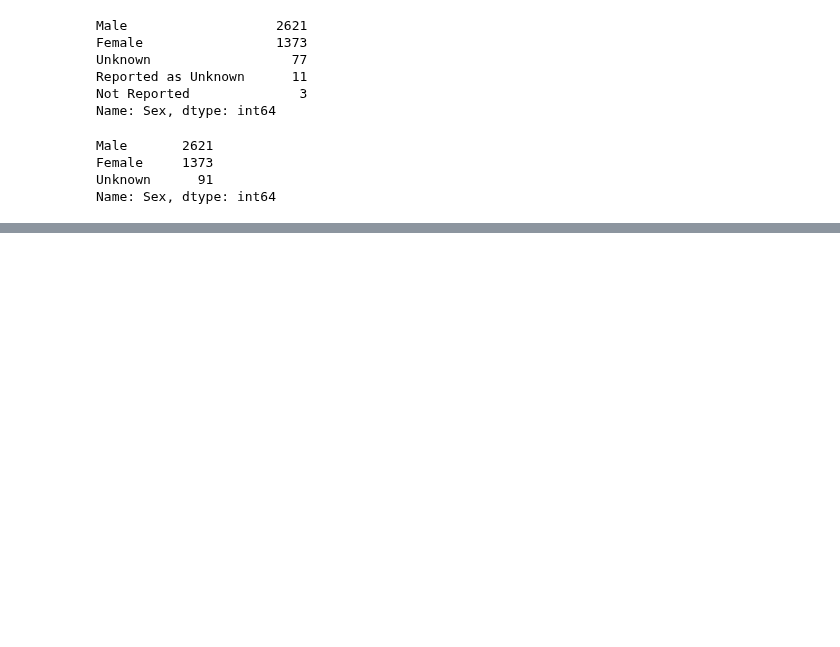
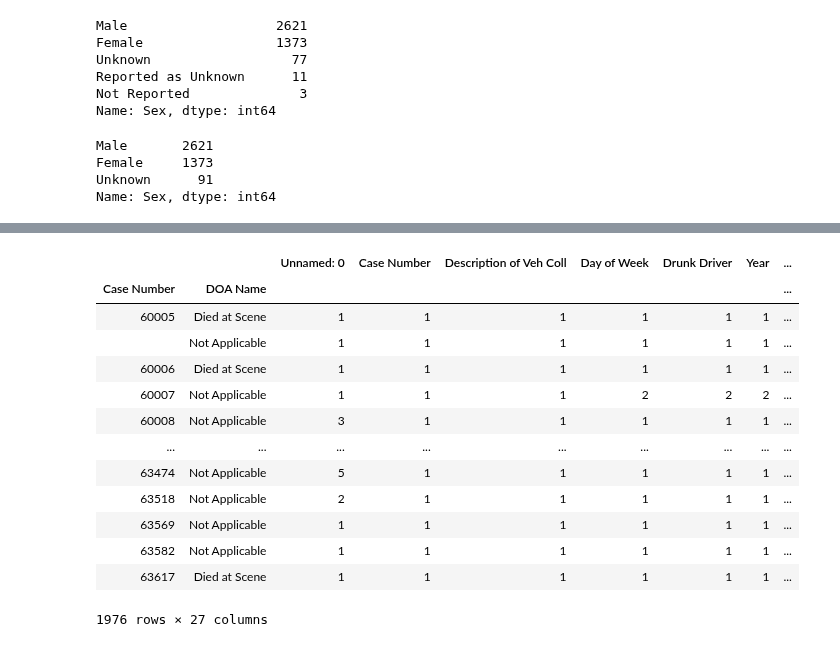
Before and after one commit to mwhitmore1/ucsd_bootcamp-traffic_accident_analysis, a Jupyter notebook: notebooks/Visualization_Tests.ipynb, the cells around one changed output, grey strips where cells are left out. Cells and saved outputs as stored; diff of their text form; code cells hidden in the pictures; blank space fills up the shorter version.

Commit message:
worked on getting unique case number for DOA Deaths and sum of case  numbers

```diff
--- a/notebooks/Visualization_Tests.ipynb
+++ b/notebooks/Visualization_Tests.ipynb
@@ -146,0 +177,3 @@ plt.title()
+# %%
+death1= people_df.groupby(['Case Number','DOA Name'])
+death1.head()
@@ -146,0 +194,17 @@ plt.title()
+# %%
+death1.nunique()
+# %% [output]
+|  |  | Unnamed: 0 | Case Number | Description of Veh Coll | Day of Week | Drunk Driver | Year | ... |
+| Case Number | DOA Name |  |  |  |  |  |  | ... |
+| 60005 | Died at Scene | 1 | 1 | 1 | 1 | 1 | 1 | ... |
+|  | Not Applicable | 1 | 1 | 1 | 1 | 1 | 1 | ... |
+| 60006 | Died at Scene | 1 | 1 | 1 | 1 | 1 | 1 | ... |
+| 60007 | Not Applicable | 1 | 1 | 1 | 2 | 2 | 2 | ... |
+| 60008 | Not Applicable | 3 | 1 | 1 | 1 | 1 | 1 | ... |
+| ... | ... | ... | ... | ... | ... | ... | ... | ... |
+| 63474 | Not Applicable | 5 | 1 | 1 | 1 | 1 | 1 | ... |
+| 63518 | Not Applicable | 2 | 1 | 1 | 1 | 1 | 1 | ... |
+| 63569 | Not Applicable | 1 | 1 | 1 | 1 | 1 | 1 | ... |
+| 63582 | Not Applicable | 1 | 1 | 1 | 1 | 1 | 1 | ... |
+| 63617 | Died at Scene | 1 | 1 | 1 | 1 | 1 | 1 | ... |
+1976 rows × 27 columns
```
Also changed, not shown: parts of 7 cells of this notebook.
